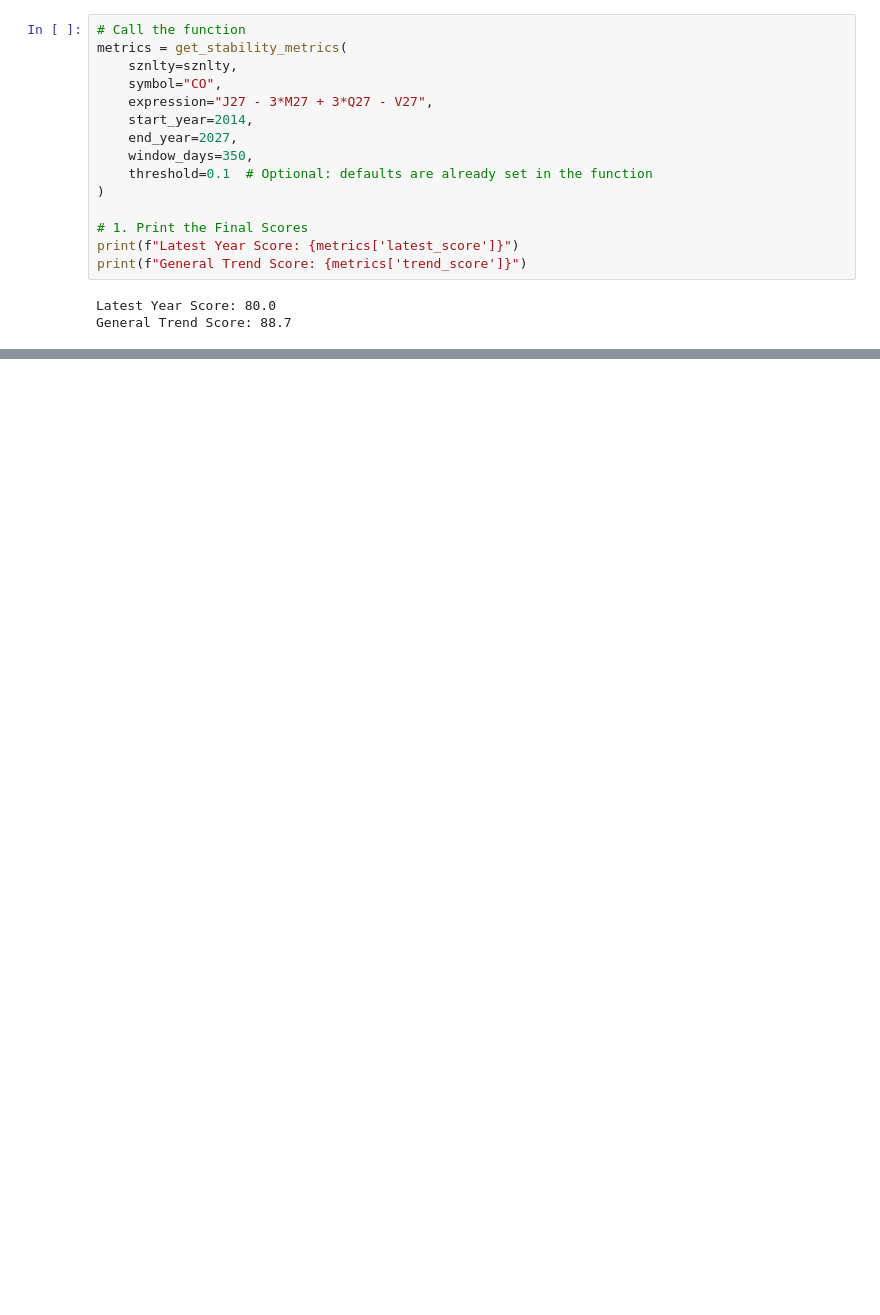
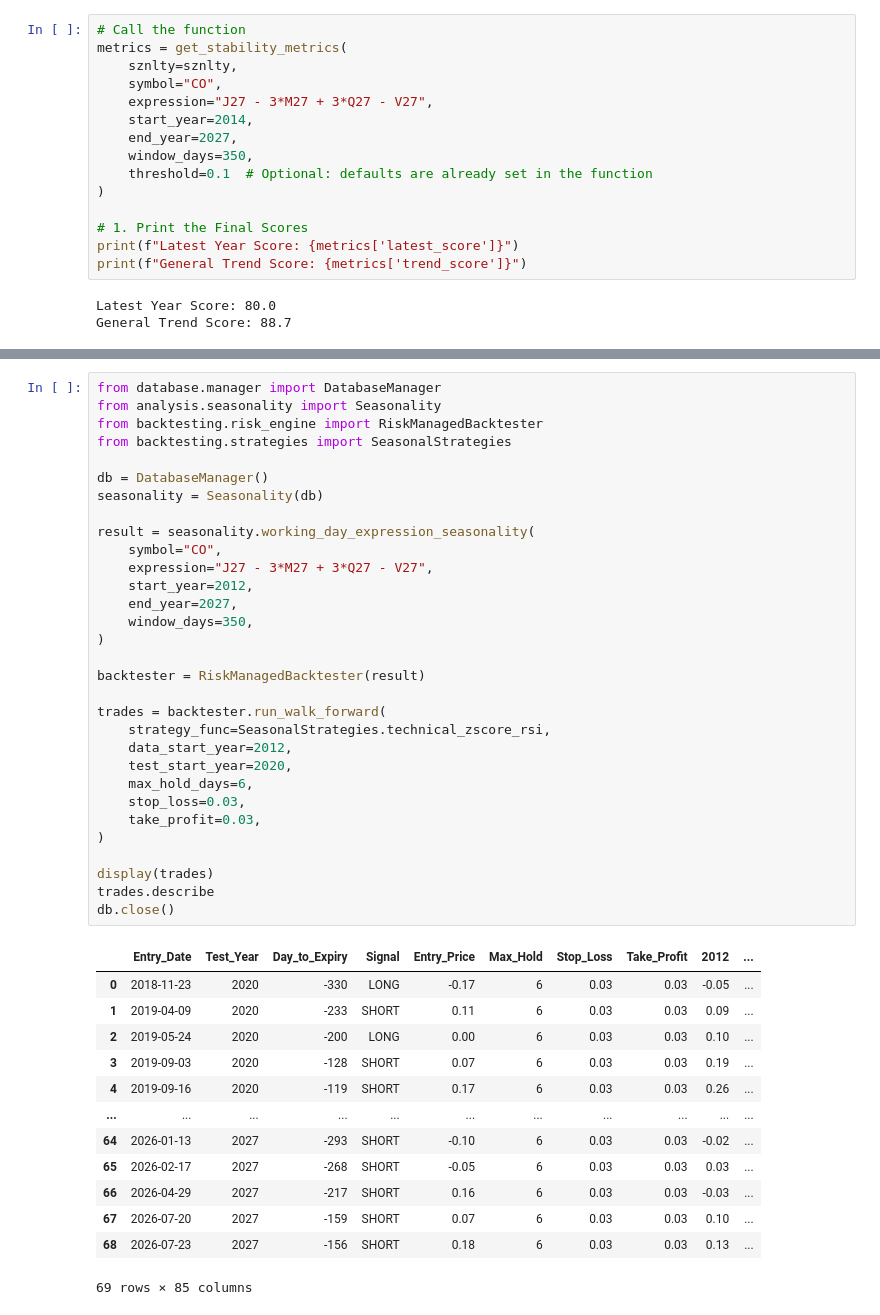
Before and after one commit to ashu01304/V2, a Jupyter notebook: testing.ipynb, the cells around one changed output, grey strips where cells are left out. Cells and saved outputs as stored; diff of their text form; blank space fills up the shorter version.

Commit message:
working backtesting engien , i think is good for now for backtesting.

```diff
--- a/testing.ipynb
+++ b/testing.ipynb
@@ -140,0 +359,45 @@ NameError: name 'df' is not defined
+# %%
+from database.manager import DatabaseManager
+from analysis.seasonality import Seasonality
+from backtesting.risk_engine import RiskManagedBacktester
+from backtesting.strategies import SeasonalStrategies
+
+db = DatabaseManager()
+seasonality = Seasonality(db)
+
+result = seasonality.working_day_expression_seasonality(
+    symbol="CO",
+    expression="J27 - 3*M27 + 3*Q27 - V27",
+    start_year=2012,
+    end_year=2027,
+    window_days=350,
+)
+
+backtester = RiskManagedBacktester(result)
+
+trades = backtester.run_walk_forward(
+    strategy_func=SeasonalStrategies.technical_zscore_rsi,
+    data_start_year=2012,
+    test_start_year=2020,
+    max_hold_days=6,
+    stop_loss=0.03,
+    take_profit=0.03,
+)
+
+display(trades)
+trades.describe
+db.close()
+# %% [output]
+|  | Entry_Date | Test_Year | Day_to_Expiry | Signal | Entry_Price | Max_Hold | Stop_Loss | Take_Profit | 2012 | ... |
+| 0 | 2018-11-23 | 2020 | -330 | LONG | -0.17 | 6 | 0.03 | 0.03 | -0.05 | ... |
+| 1 | 2019-04-09 | 2020 | -233 | SHORT | 0.11 | 6 | 0.03 | 0.03 | 0.09 | ... |
+| 2 | 2019-05-24 | 2020 | -200 | LONG | 0.00 | 6 | 0.03 | 0.03 | 0.10 | ... |
+| 3 | 2019-09-03 | 2020 | -128 | SHORT | 0.07 | 6 | 0.03 | 0.03 | 0.19 | ... |
+| 4 | 2019-09-16 | 2020 | -119 | SHORT | 0.17 | 6 | 0.03 | 0.03 | 0.26 | ... |
+| ... | ... | ... | ... | ... | ... | ... | ... | ... | ... | ... |
+| 64 | 2026-01-13 | 2027 | -293 | SHORT | -0.10 | 6 | 0.03 | 0.03 | -0.02 | ... |
+| 65 | 2026-02-17 | 2027 | -268 | SHORT | -0.05 | 6 | 0.03 | 0.03 | 0.03 | ... |
+| 66 | 2026-04-29 | 2027 | -217 | SHORT | 0.16 | 6 | 0.03 | 0.03 | -0.03 | ... |
+| 67 | 2026-07-20 | 2027 | -159 | SHORT | 0.07 | 6 | 0.03 | 0.03 | 0.10 | ... |
+| 68 | 2026-07-23 | 2027 | -156 | SHORT | 0.18 | 6 | 0.03 | 0.03 | 0.13 | ... |
+69 rows × 85 columns
```
Also changed, not shown: parts of 12 cells of this notebook, 10 other files.
